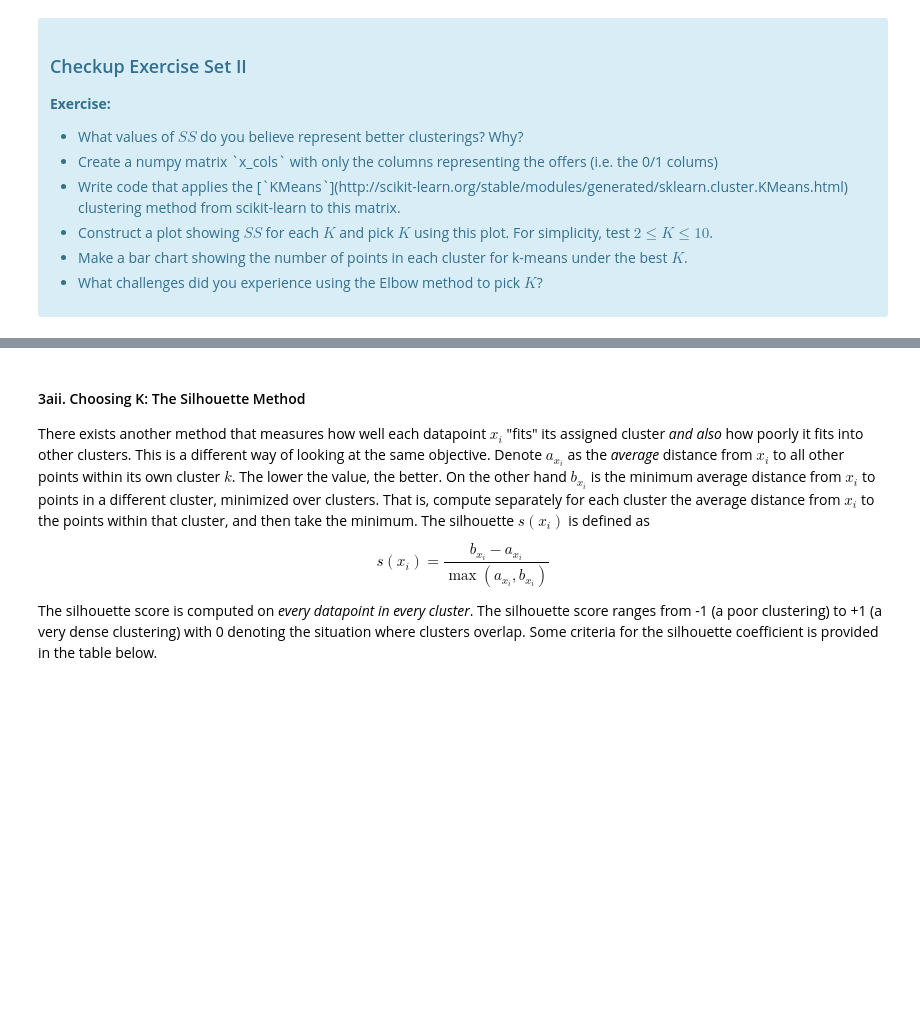
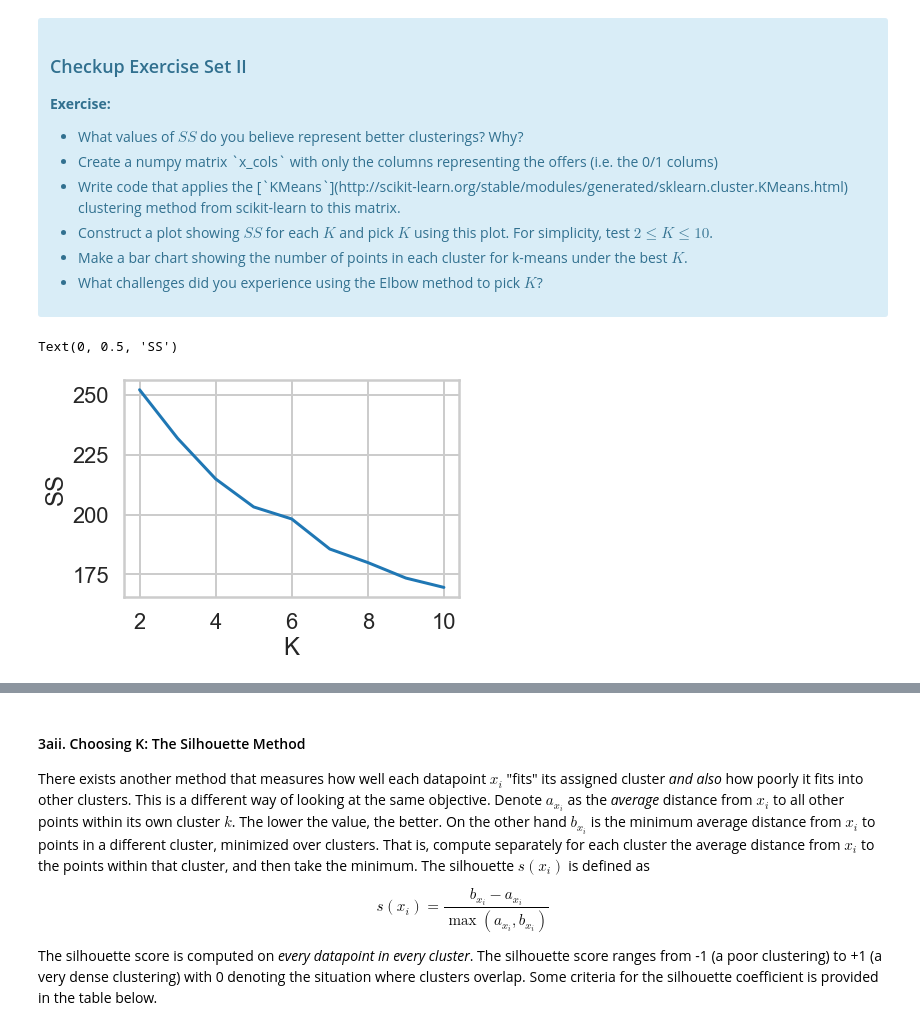
Before and after one commit to mitty4/misc_data_science, a Jupyter notebook: 1602764303_Clustering_Case_Study_updated_10_15_2020/Clustering Case Study - Customer Segmentation with K-Means - Tier 3.ipynb, the cells around one changed output, grey strips where cells are left out. Drawn from its saved outputs; the diff is of its cells as text; code cells hidden in the pictures; blank space fills up the shorter version.

```diff
--- a/1602764303_Clustering_Case_Study_updated_10_15_2020/Clustering Case Study - Customer Segmentation with K-Means - Tier 3.ipynb
+++ b/1602764303_Clustering_Case_Study_updated_10_15_2020/Clustering Case Study - Customer Segmentation with K-Means - Tier 3.ipynb
@@ -142,0 +141,20 @@ where $x_i$ is a point, $C_k$ represents cluster $k$ and $\mu_k$ is the centroid
+# %%
+# your turn
+x_cols = df.values
+ss = list()
+count = list()
+for n in range(2,11):
+    kmeans = KMeans(n_clusters=n)
+    kmeans.fit_predict(x_cols)
+    ss.append(kmeans.inertia_)
+    count.append(sum(kmeans.labels_))
+#     print(('n_cluster: ',n, 'SS: ',round(kmeans.inertia_,3)))
+#     print('n of points: ', sum(kmeans.labels_))
+
+plt.plot(range(2,11), ss)
+
+plt.xlabel("K")
+plt.ylabel("SS")
+# %% [output]
+Text(0, 0.5, 'SS')
+[figure, added]
```
Also changed, not shown: parts of 15 cells of this notebook.
